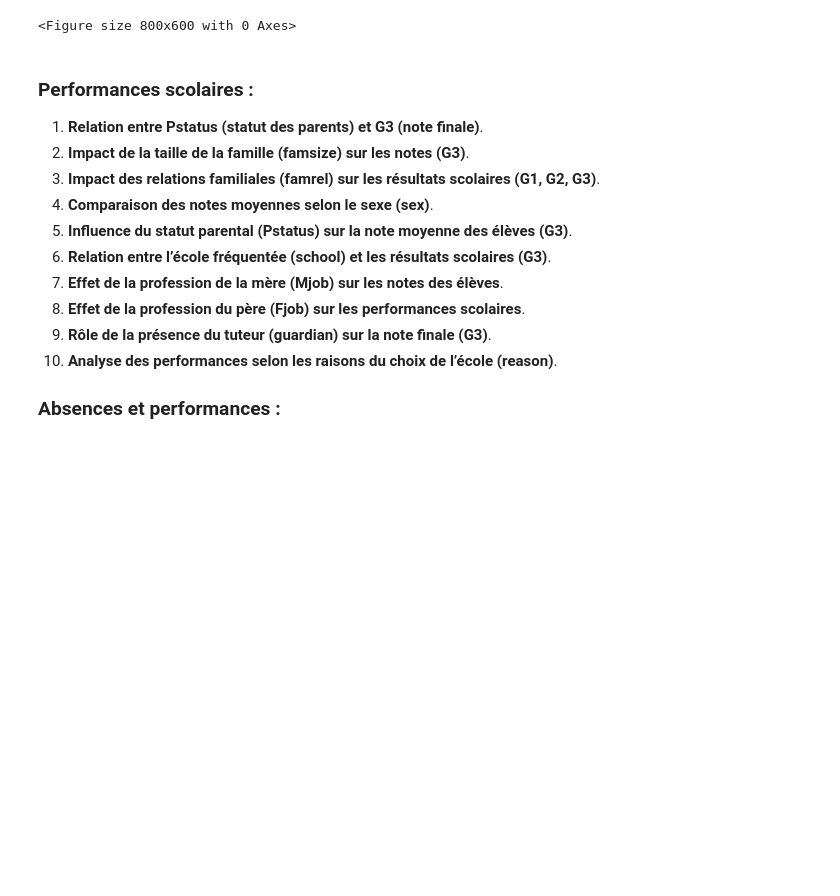
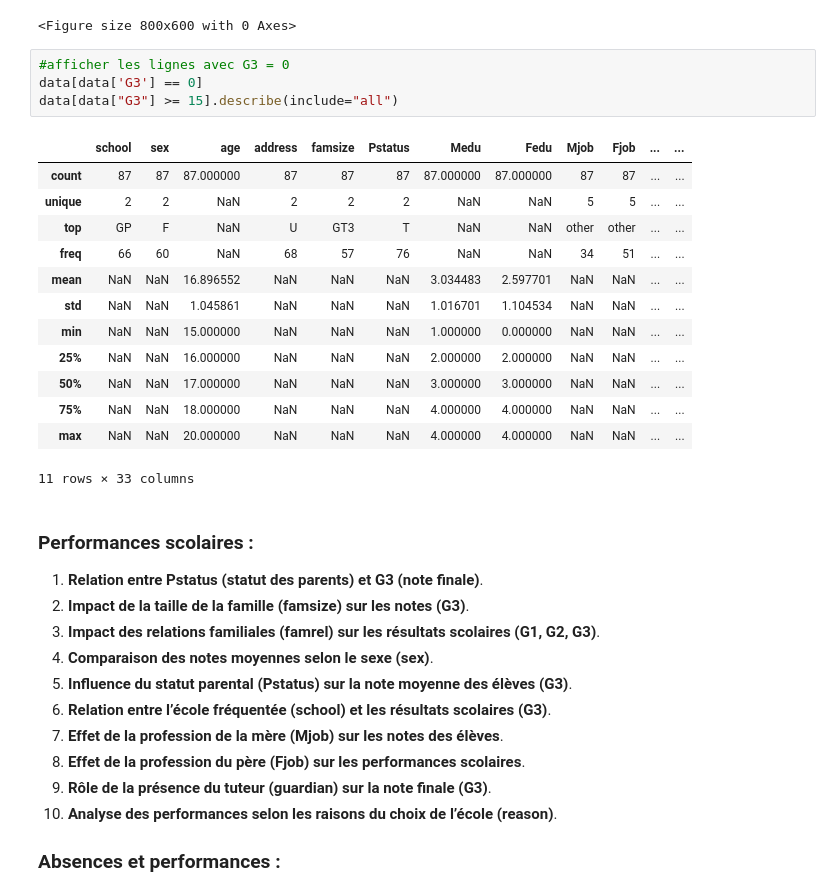
Before and after one commit to Sean-HubGit/FOAD, a Jupyter notebook: Model.ipynb, the cells around one changed output. Cells and saved outputs as stored; diff of their text form; blank space fills up the shorter version.

```diff
--- a/Model.ipynb
+++ b/Model.ipynb
@@ -40,6 +40,24 @@ plt.show()
 [figure]
 KeyError: 0
 <Figure size 800x600 with 0 Axes>
+# %%
+#afficher les lignes avec G3 = 0
+data[data['G3'] == 0]
+data[data["G3"] >= 15].describe(include="all")
+# %% [output]
+|  | school | sex | age | address | famsize | Pstatus | Medu | Fedu | Mjob | Fjob | ... | ... |
+| count | 87 | 87 | 87.000000 | 87 | 87 | 87 | 87.000000 | 87.000000 | 87 | 87 | ... | ... |
+| unique | 2 | 2 | NaN | 2 | 2 | 2 | NaN | NaN | 5 | 5 | ... | ... |
+| top | GP | F | NaN | U | GT3 | T | NaN | NaN | other | other | ... | ... |
+| freq | 66 | 60 | NaN | 68 | 57 | 76 | NaN | NaN | 34 | 51 | ... | ... |
+| mean | NaN | NaN | 16.896552 | NaN | NaN | NaN | 3.034483 | 2.597701 | NaN | NaN | ... | ... |
+| std | NaN | NaN | 1.045861 | NaN | NaN | NaN | 1.016701 | 1.104534 | NaN | NaN | ... | ... |
+| min | NaN | NaN | 15.000000 | NaN | NaN | NaN | 1.000000 | 0.000000 | NaN | NaN | ... | ... |
+| 25% | NaN | NaN | 16.000000 | NaN | NaN | NaN | 2.000000 | 2.000000 | NaN | NaN | ... | ... |
+| 50% | NaN | NaN | 17.000000 | NaN | NaN | NaN | 3.000000 | 3.000000 | NaN | NaN | ... | ... |
+| 75% | NaN | NaN | 18.000000 | NaN | NaN | NaN | 4.000000 | 4.000000 | NaN | NaN | ... | ... |
+| max | NaN | NaN | 20.000000 | NaN | NaN | NaN | 4.000000 | 4.000000 | NaN | NaN | ... | ... |
+11 rows × 33 columns
 # %% [markdown]
 ### Performances scolaires :
 1. **Relation entre Pstatus (statut des parents) et G3 (note finale)**.
```
Also changed, not shown: 3 other files.
